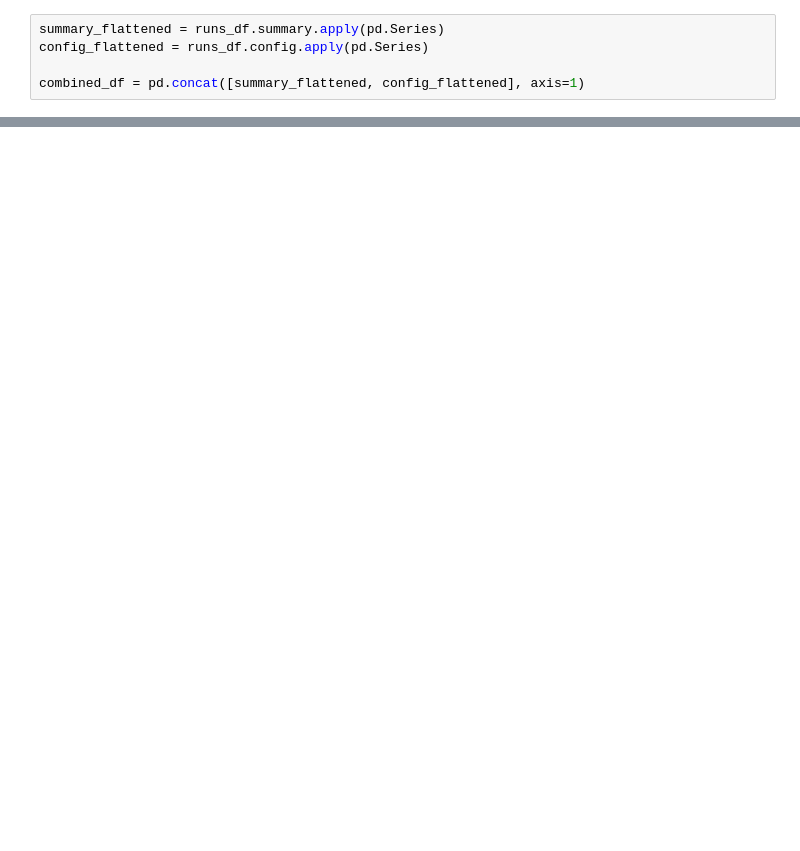
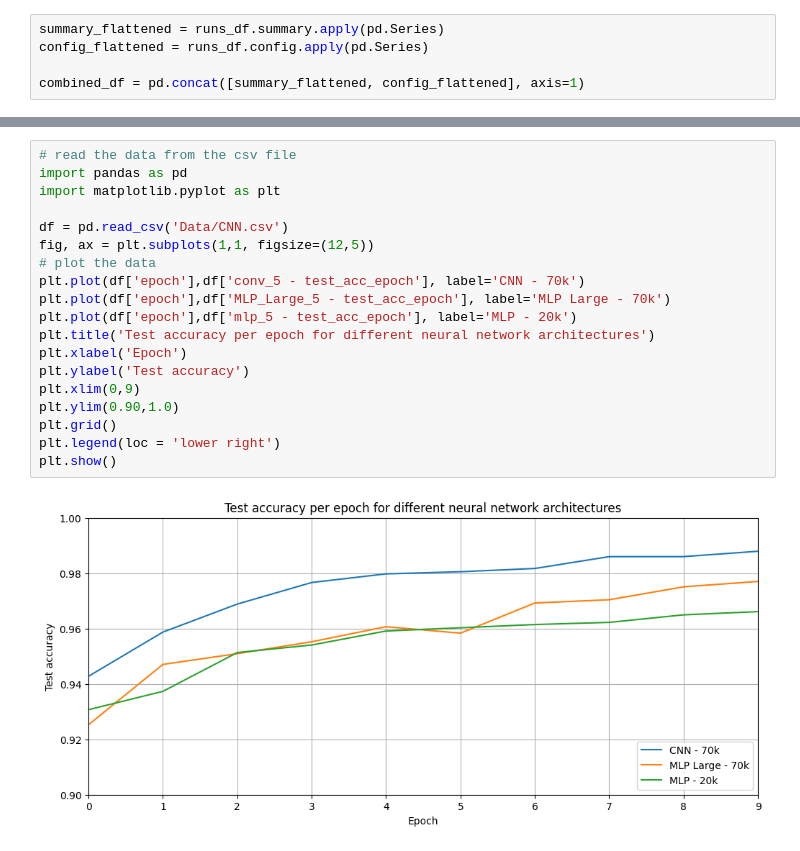
Before and after one commit to debienicolas/NeuroSymbolicAI, a Jupyter notebook: experiments/plots.ipynb, the cells around one changed output, grey strips where cells are left out. Drawn from its saved outputs; the diff is of its cells as text; blank space fills up the shorter version.

```diff
--- a/experiments/plots.ipynb
+++ b/experiments/plots.ipynb
@@ -93,0 +159,21 @@ plt.show()
+# %%
+# read the data from the csv file
+import pandas as pd
+import matplotlib.pyplot as plt
+
+df = pd.read_csv('Data/CNN.csv')
+fig, ax = plt.subplots(1,1, figsize=(12,5))
+# plot the data
+plt.plot(df['epoch'],df['conv_5 - test_acc_epoch'], label='CNN - 70k')
+plt.plot(df['epoch'],df['MLP_Large_5 - test_acc_epoch'], label='MLP Large - 70k')
+plt.plot(df['epoch'],df['mlp_5 - test_acc_epoch'], label='MLP - 20k')
+plt.title('Test accuracy per epoch for different neural network architectures')
+plt.xlabel('Epoch')
+plt.ylabel('Test accuracy')
+plt.xlim(0,9)
+plt.ylim(0.90,1.0)
+plt.grid()
+plt.legend(loc = 'lower right')
+plt.show()
+# %% [output]
+[figure, added]
```
Also changed, not shown: parts of 9 cells of this notebook, 8 other files.
